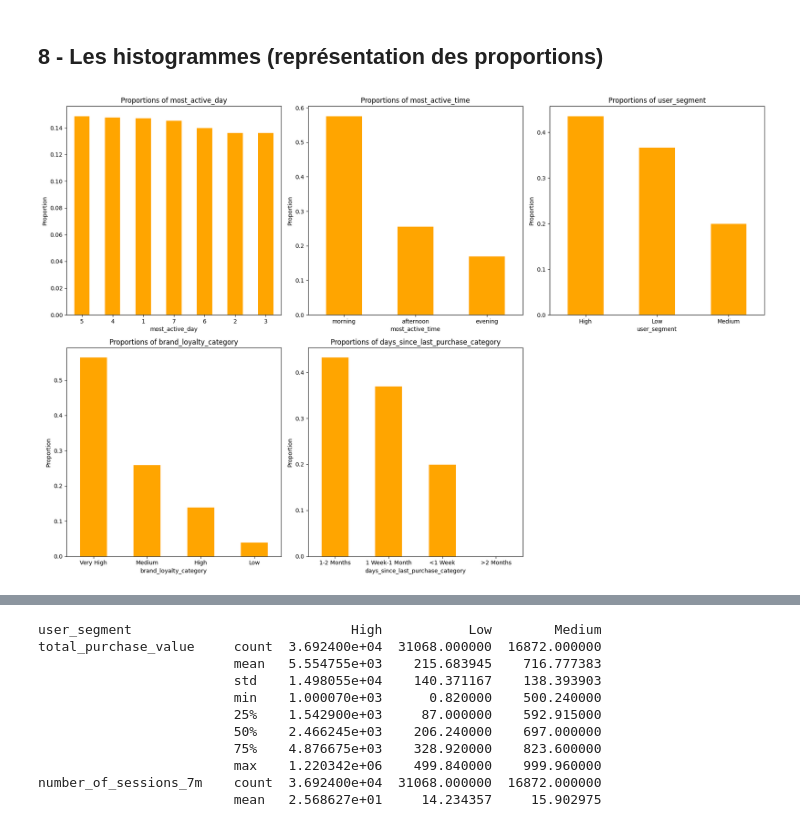
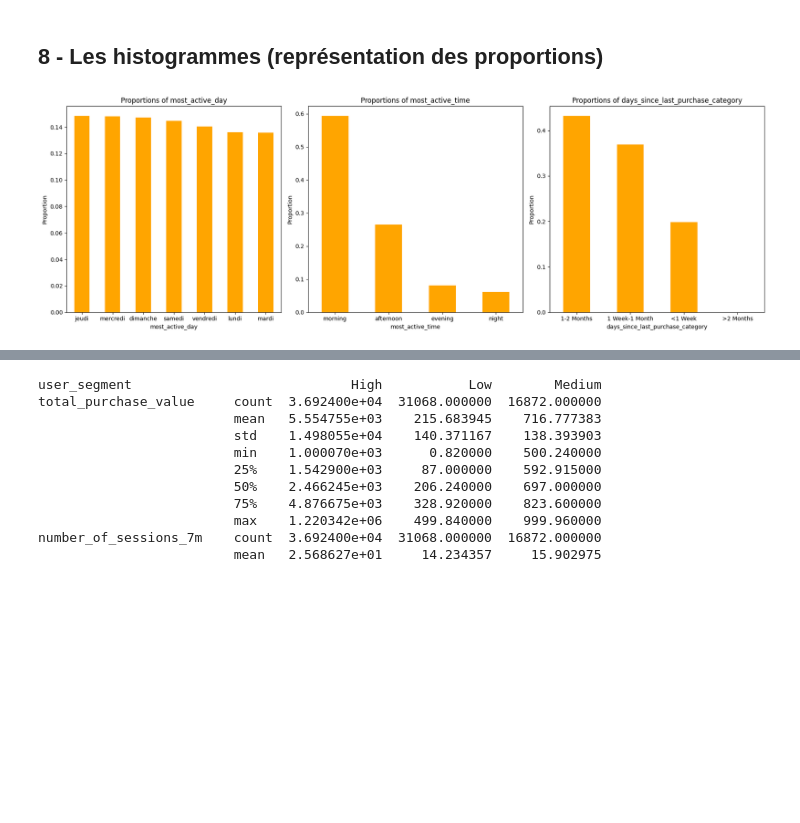
Before and after one commit to EricIrjam/e-amazing, a Jupyter notebook: 2_ EDA_Amazing.ipynb, the cells around one changed output, grey strips where cells are left out. Drawn from its saved outputs; the diff is of its cells as text; code cells hidden in the pictures; blank space fills up the shorter version.

```diff
--- a/2_ EDA_Amazing.ipynb
+++ b/2_ EDA_Amazing.ipynb
@@ -330,0 +323,4 @@ Passing `palette` without assigning `hue` is deprecated and will be removed in v
+# %%
+# Analyse de chaque variable catégorielle
+for col in categorical_columns:
+    analyze_categorical(df, col)
@@ -364,7 +420,7 @@ columns_to_drop = ['number_of_views_2m', 'number_of_views_5m', 'number_of_carts_
                    'count_products_2m', 'count_products_5m', 'avg_price_2m', 'avg_price_5m']
 
 # Suppression des colonnes si elles existent dans le DataFrame
-numeric_df = numeric_df.drop(columns=[col for col in columns_to_drop if col in numeric_df.columns])
+numeric_df = numeric_cols.drop(columns=[col for col in columns_to_drop if col in numeric_cols.columns])
 
 # Nombre de colonnes par ligne
 cols_per_row = 4
@@ -474,11 +527,3 @@ Conserver les outliers est justifié lorsqu'ils apportent des informations préc
 </div>
 # %% [markdown]
 ## 7. Exploration des tendances temporelles
-# %%
-
-df['rolling_mean'] = df['days_since_last_purchase'].rolling(window=1000).mean()
-plt.plot(df['index_time'], df['rolling_mean'])
-plt.title('Days Since Last Purchase Over Time (Moyenne mobile)')
-plt.xlabel('Index (simulated time)')
-plt.ylabel('Moyenne mobile des jours depuis le dernier achat')
-plt.show()
@@ -486,0 +530,23 @@ plt.show()
+# %%
+
+
+# Trier les données par l'index pour maintenir un ordre chronologique simulé
+df = df.sort_index()
+
+# Calculer la moyenne mobile sur 'days_since_last_purchase' avec une fenêtre de 1000 pour capturer les fluctuations mineures
+df['rolling_mean'] = df['days_since_last_purchase'].rolling(window=1000, min_periods=1).mean()
+
+# Calculer la moyenne globale des jours depuis le dernier achat pour ajouter une ligne horizontale
+mean_value = df['rolling_mean'].mean()
+
+# Tracer le graphique pour montrer la stabilité avec des fluctuations régulières
+plt.figure(figsize=(12, 6))
+plt.plot(df.index, df['rolling_mean'], label='Moyenne mobile des jours depuis le dernier achat', color='blue')
+plt.axhline(y=mean_value, color='red', linestyle='--', label='Moyenne globale')  # Ajouter une ligne moyenne en rouge
+plt.title('Days Since Last Purchase Over Time (Moyenne mobile)')
+plt.xlabel('Index (simulated time)')
+plt.ylabel('Moyenne mobile des jours depuis le dernier achat')
+plt.grid(True)
+plt.legend()
+plt.tight_layout()
+plt.show()
@@ -562,7 +647,6 @@ Les graphiques révèlent une dynamique d'utilisation des sessions, des jours ac
 
 
 # Transformation des variables continues en catégories
-df['brand_loyalty_category'] = pd.cut(df['brand_loyalty'], bins=[0, 0.3, 0.6, 0.9, 1.0], labels=['Low', 'Medium', 'High', 'Very High'])
 df['avg_price_category'] = pd.cut(df['avg_price_7m'], bins=[0, 50, 100, 150, 200, df['avg_price_7m'].max()], labels=['Very Low', 'Low', 'Medium', 'High', 'Very High'])
 
 days_max = df['days_since_last_purchase'].max()
@@ -577,8 +661,6 @@ df['days_since_last_purchase_category'] = pd.cut(
 categorical_vars = [
     'most_active_day',
     'most_active_time',
-    'user_segment',
-    'brand_loyalty_category',
     'days_since_last_purchase_category'
 ]
 
@@ -586,33 +668,33 @@ categorical_vars = [
 cols_per_row = 3
 
 # Calcul du nombre de lignes nécessaires
 num_rows = (len(categorical_vars) + cols_per_row - 1) // cols_per_row
 
 # Création des subplots
 fig, axes = plt.subplots(num_rows, cols_per_row, figsize=(18, 6 * num_rows))
 
 # Si les axes sont en 1D (dans le cas où il y a juste une ligne)
 axes = axes.flatten()  # Rendre l'accès aux axes plus facile
 
 # Itération sur les variables et les axes pour créer les graphiques
 for i, var in enumerate(categorical_vars):
     # Calcul des proportions
     proportions = df[var].value_counts(normalize=True)
 
     # Affichage des proportions sous forme de graphique en barres avec couleur orange
     proportions.plot(kind='bar', ax=axes[i], color='orange')
     axes[i].set_title(f'Proportions of {var}')
     axes[i].set_ylabel('Proportion')
     axes[i].set_xlabel(var)
     axes[i].set_xticklabels(axes[i].get_xticklabels(), rotation=0)  # Échelle des abscisses horizontale
 
 # Supprimer les sous-graphiques vides
 for i in range(len(categorical_vars), num_rows * cols_per_row):
     fig.delaxes(axes[i])
 
 plt.tight_layout()
 plt.show()
 # %% [output]
-[figure, old version]
+[figure, new version]
 # %% [markdown]
 
```
Also changed, not shown: parts of 30 cells of this notebook, 32 other files.
